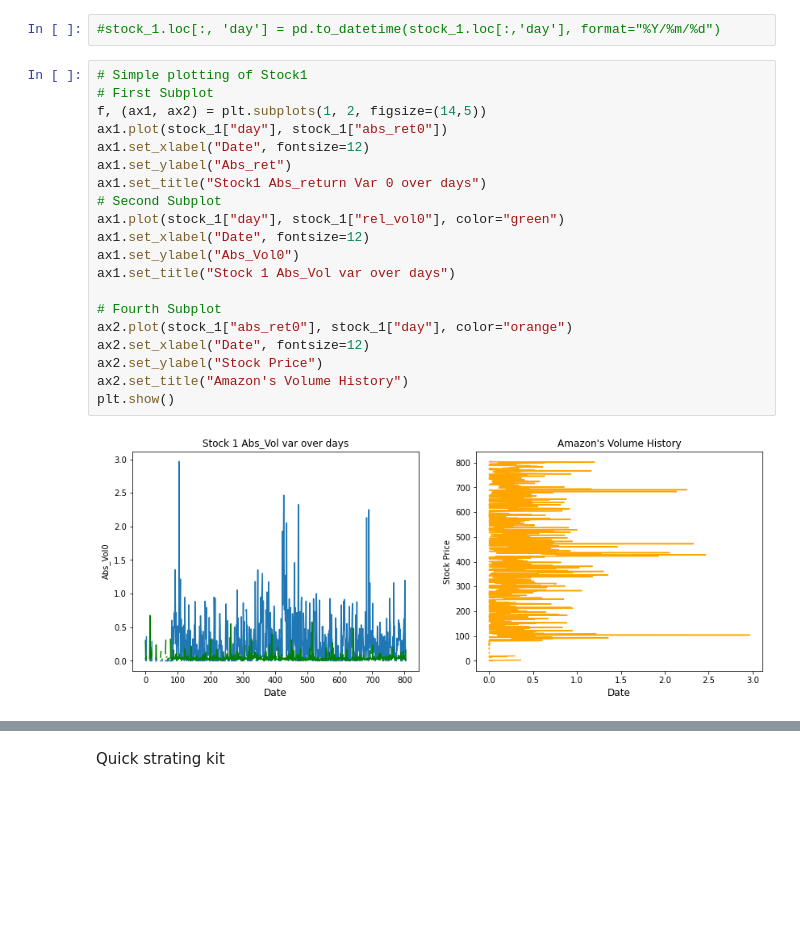
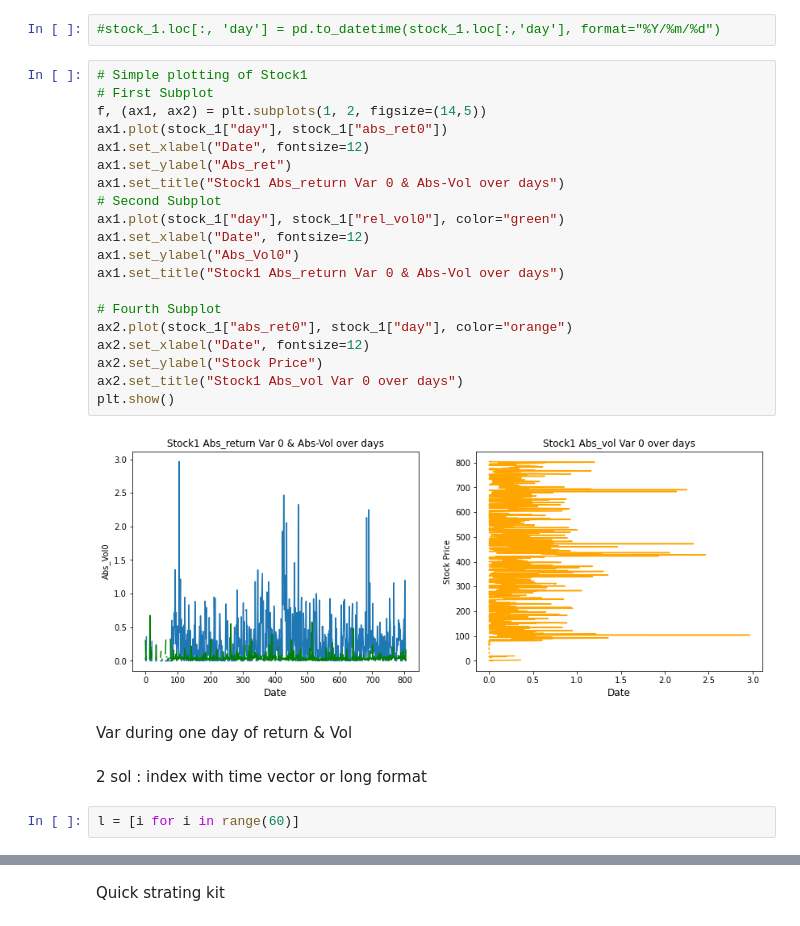
Before and after one commit to 13w13/U4_Prediction_stock_auction_volumes, a Jupyter notebook: notebook/model.ipynb, the cells around one changed output, grey strips where cells are left out. Cells and saved outputs as stored; diff of their text form; blank space fills up the shorter version.

```diff
--- a/notebook/model.ipynb
+++ b/notebook/model.ipynb
@@ -101,22 +101,28 @@ memory usage: 808.3 KB
 # %%
 # Simple plotting of Stock1
 # First Subplot
 f, (ax1, ax2) = plt.subplots(1, 2, figsize=(14,5))
 ax1.plot(stock_1["day"], stock_1["abs_ret0"])
 ax1.set_xlabel("Date", fontsize=12)
 ax1.set_ylabel("Abs_ret")
-ax1.set_title("Stock1 Abs_return Var 0 over days")
+ax1.set_title("Stock1 Abs_return Var 0 & Abs-Vol over days")
 # Second Subplot
 ax1.plot(stock_1["day"], stock_1["rel_vol0"], color="green")
 ax1.set_xlabel("Date", fontsize=12)
 ax1.set_ylabel("Abs_Vol0")
-ax1.set_title("Stock 1 Abs_Vol var over days")
+ax1.set_title("Stock1 Abs_return Var 0 & Abs-Vol over days")
 
 # Fourth Subplot
 ax2.plot(stock_1["abs_ret0"], stock_1["day"], color="orange")
 ax2.set_xlabel("Date", fontsize=12)
 ax2.set_ylabel("Stock Price")
-ax2.set_title("Amazon's Volume History")
+ax2.set_title("Stock1 Abs_vol Var 0 over days")
 plt.show()
 # %% [output]
-[figure, old version]
+[figure, new version]
+# %% [markdown]
+Var during one day of return & Vol
+# %% [markdown]
+2 sol : index with time vector or long format
+# %%
+l = [i for i in range(60)]
```
Also changed, not shown: parts of 20 cells of this notebook.
